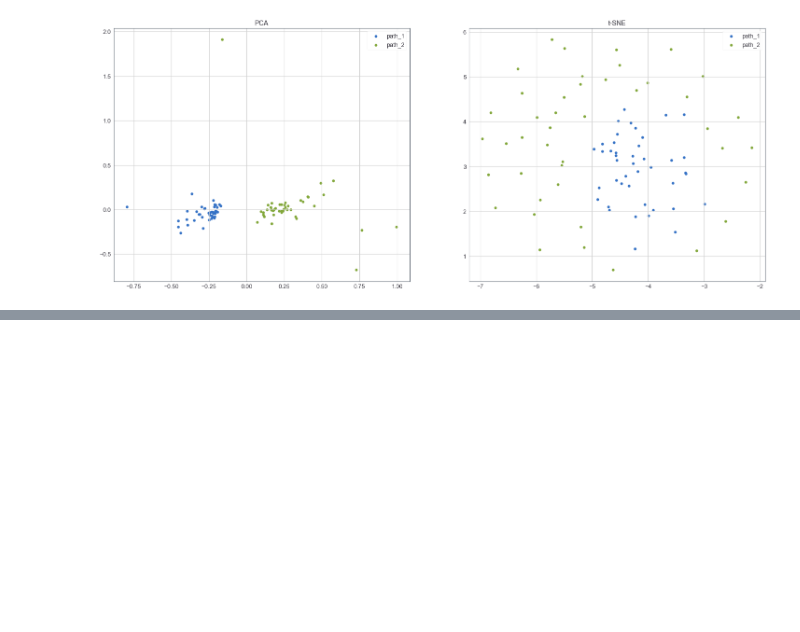
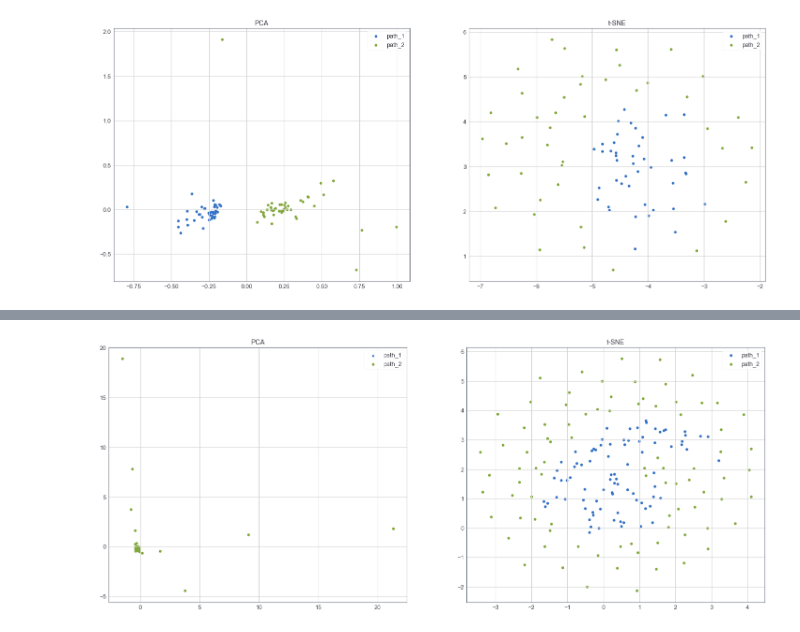
Before and after one commit to Timo9Madrid7/maliciousfl, a Jupyter notebook: Eva/gradients/gradients_analysis.ipynb, the cells around one changed output, grey strips where cells are left out. Saved outputs shown, nothing was run; the diff lists cells and outputs as text; code cells hidden in the pictures; blank space fills up the shorter version.

```diff
--- a/Eva/gradients/gradients_analysis.ipynb
+++ b/Eva/gradients/gradients_analysis.ipynb
@@ -56,0 +77,6 @@ pca_tsne(path0, path1)
+# %%
+path0 = './gradients_no6_attacker.txt'
+path1 = './gradients_more6_victim.txt'
+pca_tsne(path0, path1)
+# %% [output]
+[figure, added]
```
Also changed, not shown: parts of 4 cells of this notebook, 6 other files.
